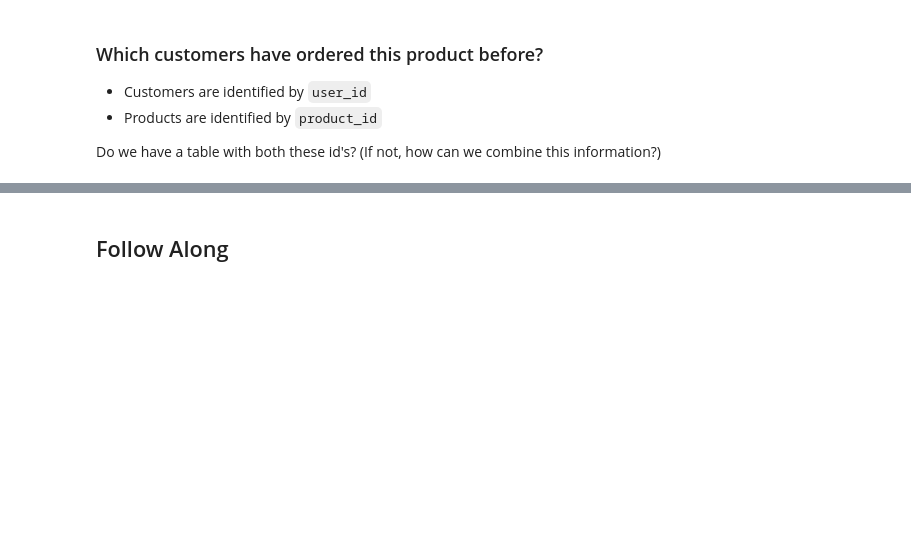
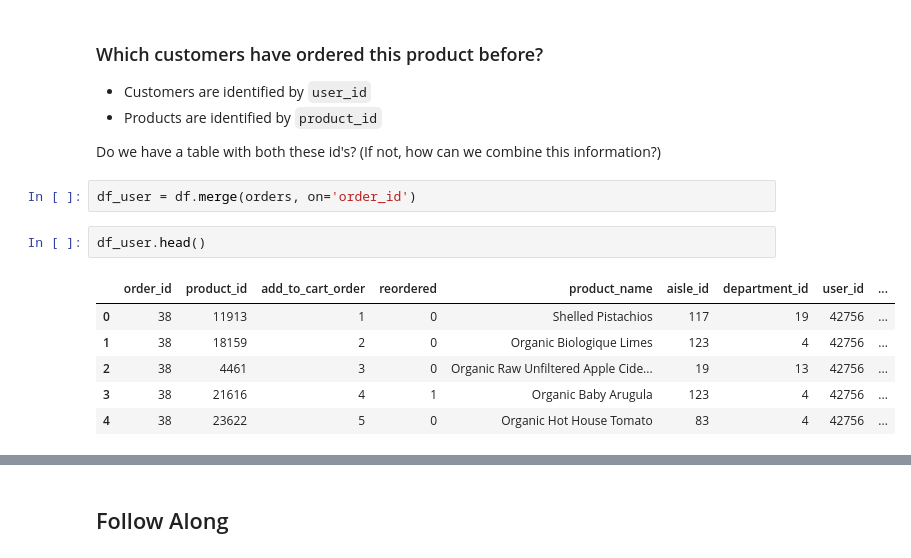
Before and after one commit to sikoh/DS-Applied-Modeling, a Jupyter notebook: Wrangle-ML-Datasets/DS_WrangleMLDatasets_Homework.ipynb, the cells around one changed output, grey strips where cells are left out. Cells and saved outputs as stored; diff of their text form; blank space fills up the shorter version.

```diff
--- a/Wrangle-ML-Datasets/DS_WrangleMLDatasets_Homework.ipynb
+++ b/Wrangle-ML-Datasets/DS_WrangleMLDatasets_Homework.ipynb
@@ -176,3 +176,14 @@ Often, you’ll need to join data from multiple relational tables before you’r
 - Products are identified by `product_id`
 
 Do we have a table with both these id's? (If not, how can we combine this information?)
+# %%
+df_user = df.merge(orders, on='order_id')
+# %%
+df_user.head()
+# %% [output]
+|  | order_id | product_id | add_to_cart_order | reordered | product_name | aisle_id | department_id | user_id | ... |
+| 0 | 38 | 11913 | 1 | 0 | Shelled Pistachios | 117 | 19 | 42756 | ... |
+| 1 | 38 | 18159 | 2 | 0 | Organic Biologique Limes | 123 | 4 | 42756 | ... |
+| 2 | 38 | 4461 | 3 | 0 | Organic Raw Unfiltered Apple Cide... | 19 | 13 | 42756 | ... |
+| 3 | 38 | 21616 | 4 | 1 | Organic Baby Arugula | 123 | 4 | 42756 | ... |
+| 4 | 38 | 23622 | 5 | 0 | Organic Hot House Tomato | 83 | 4 | 42756 | ... |
```
Also changed, not shown: parts of 1 cell of this notebook.
